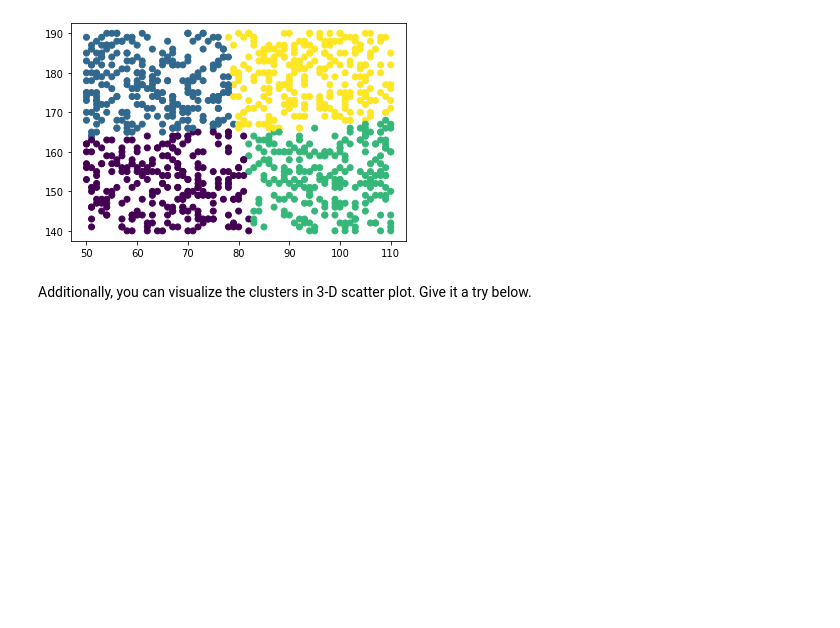
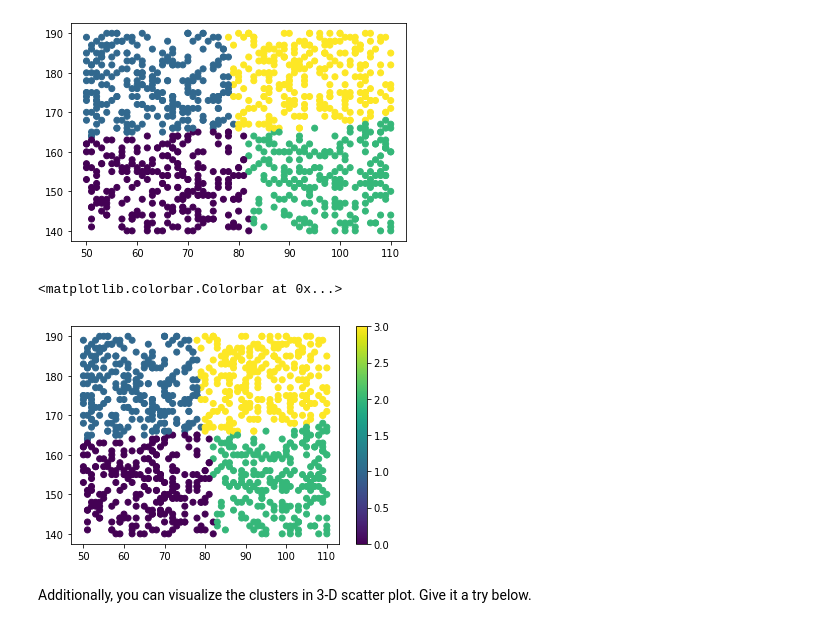
Before and after one commit to ironhack-datalabs/datamex0320, a Jupyter notebook: module-3/lab-sklearn-and-unsupervised-learning/your-code/main.ipynb, the cells around one changed output. Drawn from its saved outputs; the diff is of its cells as text; code cells hidden in the pictures; blank space fills up the shorter version.

```diff
--- a/module-3/lab-sklearn-and-unsupervised-learning/your-code/main.ipynb
+++ b/module-3/lab-sklearn-and-unsupervised-learning/your-code/main.ipynb
@@ -485,5 +485,18 @@ If the scatter plot does not make any sense to you, it means the features you ch
 plt.scatter(patients["patient_weight_kg"],patients["patient_height_sm"], c=patients.labels);
 # %% [output]
 [figure]
+# %%
+#o bien:
+fig = plt.figure()
+
+ax = fig.add_subplot(111)
+
+scatter = ax.scatter(patients['patient_weight_kg'], patients['patient_height_sm'],
+                     c=patients['labels'])
+
+plt.colorbar(scatter)
+# %% [output]
+<matplotlib.colorbar.Colorbar at 0x...>
+[figure, added]
 # %% [markdown]
 Additionally, you can visualize the clusters in 3-D scatter plot. Give it a try below.
```
Also changed, not shown: parts of 3 cells of this notebook.
